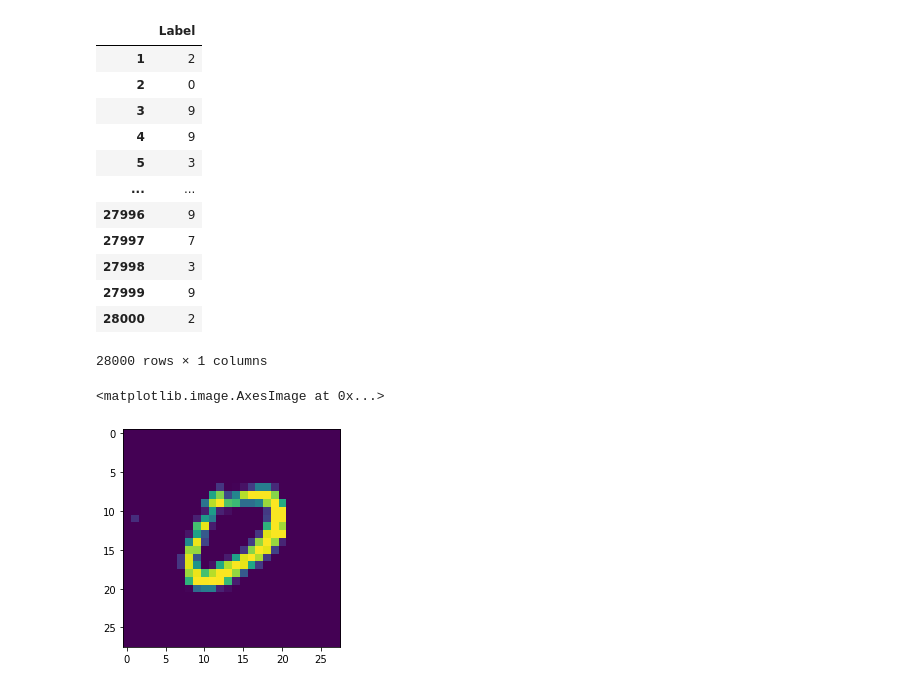
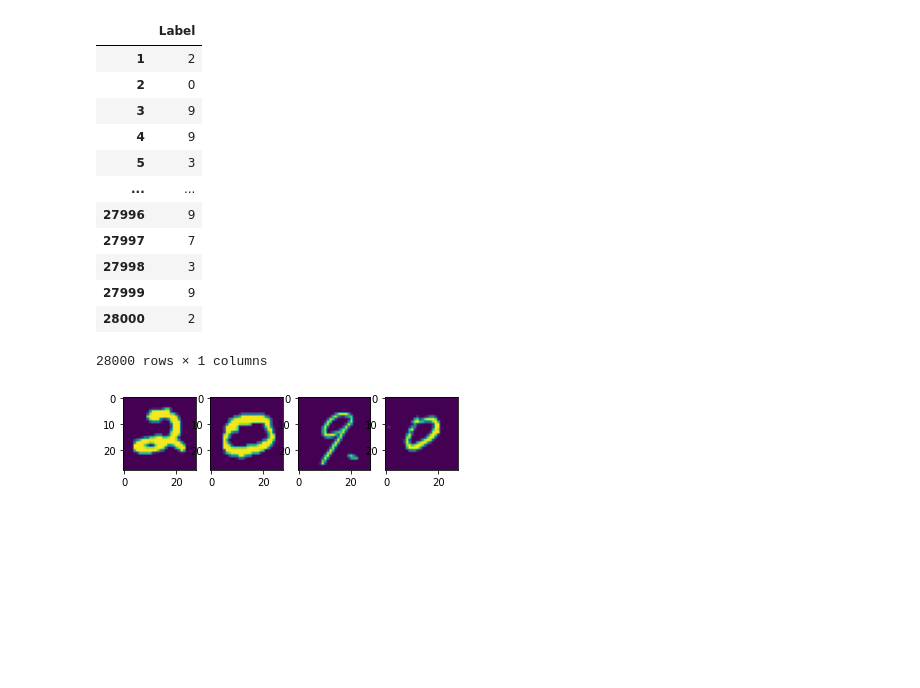
Before and after one commit to Suyashiitr/kaggle, a Jupyter notebook: neural-networks-digit-recogniser.ipynb, the cells around one changed output. Saved outputs shown, nothing was run; the diff lists cells and outputs as text; code cells hidden in the pictures; blank space fills up the shorter version.

```diff
--- a/neural-networks-digit-recogniser.ipynb
+++ b/neural-networks-digit-recogniser.ipynb
@@ -158,12 +159,14 @@ submit   #dataframe with all predictions
 | 27999 | 9 |
 | 28000 | 2 |
 28000 rows × 1 columns
-# %%
-plt.imshow(test.iloc[3,:].values.reshape(28,28))
-#though 4th entry is predicted as 9, it is visible that it is 0 instead
-# %% [output]
-<matplotlib.image.AxesImage at 0x...>
-[figure, removed]
+# %%
+for i in range(4):
+    plt.subplot(1,4,i+1)
+    plt.imshow(test.iloc[i,:].values.reshape(28,28))
+#Displayes first 4 entries of the test dataset
+#This shows that 4th label is wrong.It should be 0 instead of 9
+# %% [output]
+[figure, added]
 # %%
 submit.to_csv('submissions.csv')
 # The score on first submission on kaggle is 0.97382
```
Also changed, not shown: parts of 3 cells of this notebook.
